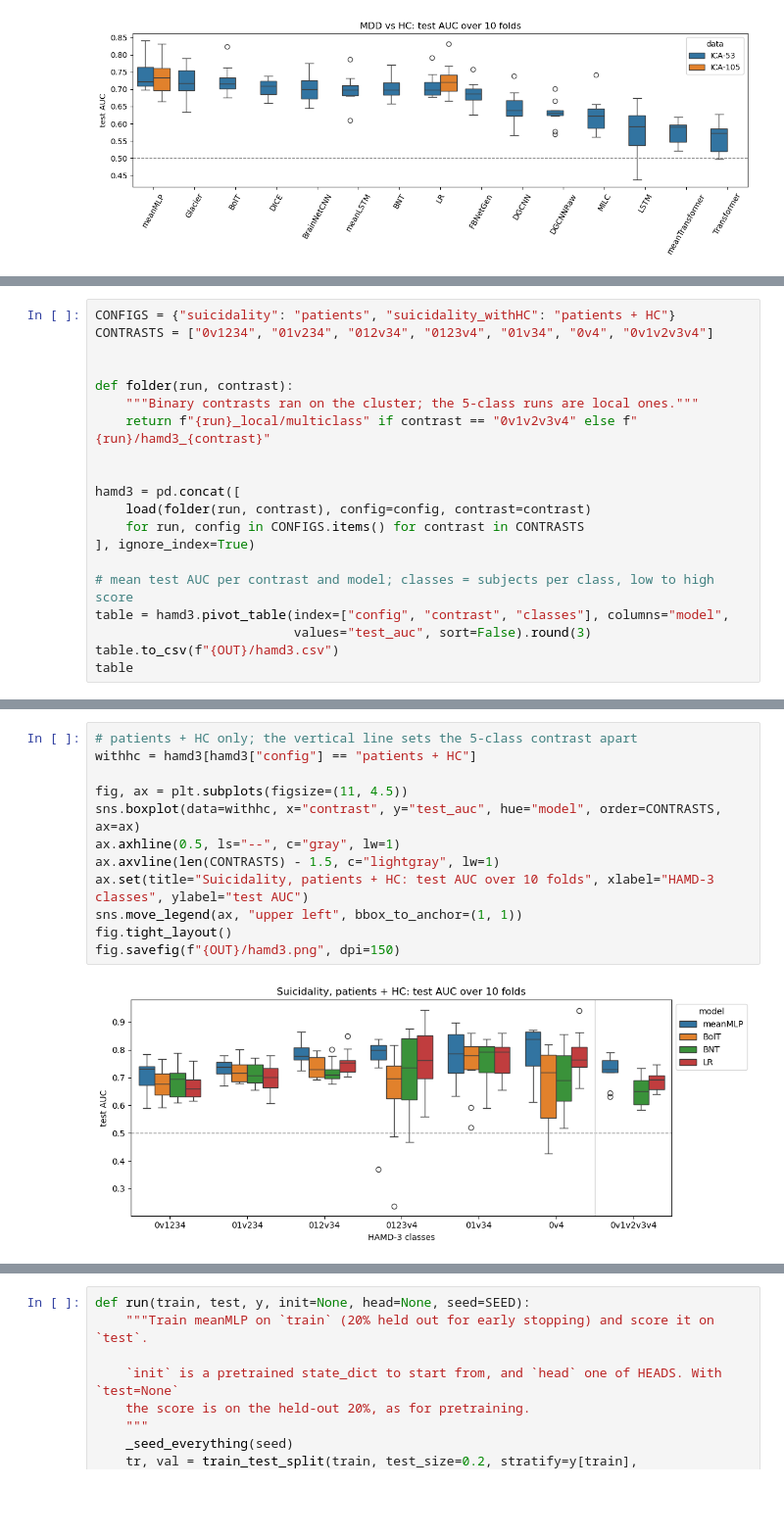
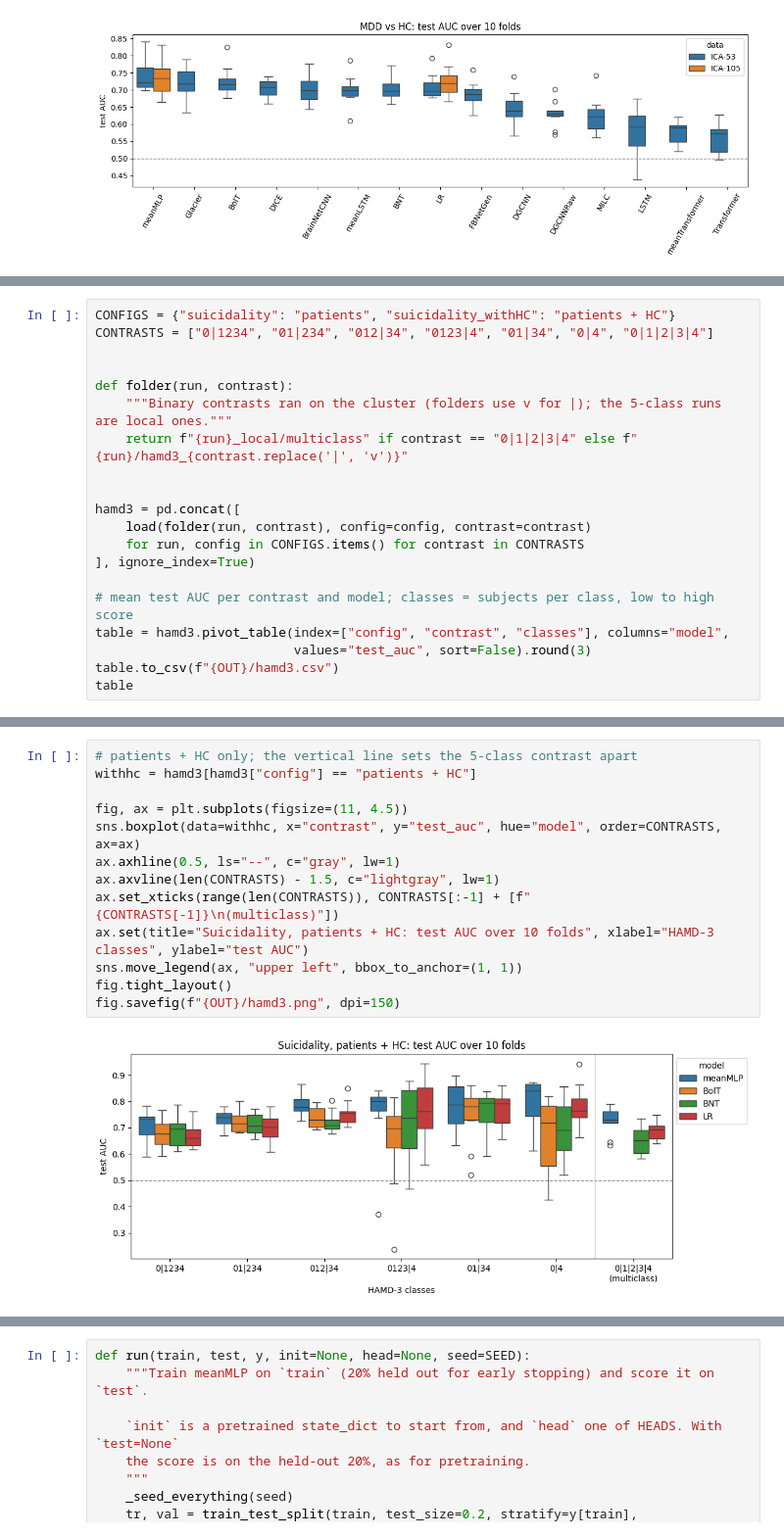
Before and after one commit to neuroneural/circRNA, a Jupyter notebook: docs/04_paper/paper_results.ipynb, the cells around one changed output, grey strips where cells are left out. Shown at 98% size. Drawn from its saved outputs; the diff is of its cells as text; blank space fills up the shorter version.

```diff
--- a/docs/04_paper/paper_results.ipynb
+++ b/docs/04_paper/paper_results.ipynb
@@ -98,12 +98,12 @@ fig.savefig(f"{OUT}/mdd_vs_hc.png", dpi=150)
 - Figures: patients + HC only
 # %%
 CONFIGS = {"suicidality": "patients", "suicidality_withHC": "patients + HC"}
-CONTRASTS = ["0v1234", "01v234", "012v34", "0123v4", "01v34", "0v4", "0v1v2v3v4"]
+CONTRASTS = ["0|1234", "01|234", "012|34", "0123|4", "01|34", "0|4", "0|1|2|3|4"]
 
 
 def folder(run, contrast):
-    """Binary contrasts ran on the cluster; the 5-class runs are local ones."""
-    return f"{run}_local/multiclass" if contrast == "0v1v2v3v4" else f"{run}/hamd3_{contrast}"
+    """Binary contrasts ran on the cluster (folders use v for |); the 5-class runs are local ones."""
+    return f"{run}_local/multiclass" if contrast == "0|1|2|3|4" else f"{run}/hamd3_{contrast.replace('|', 'v')}"
 
 
 hamd3 = pd.concat([
@@ -136,17 +136,18 @@ table
 # %%
 # patients + HC only; the vertical line sets the 5-class contrast apart
 withhc = hamd3[hamd3["config"] == "patients + HC"]
 
 fig, ax = plt.subplots(figsize=(11, 4.5))
 sns.boxplot(data=withhc, x="contrast", y="test_auc", hue="model", order=CONTRASTS, ax=ax)
 ax.axhline(0.5, ls="--", c="gray", lw=1)
 ax.axvline(len(CONTRASTS) - 1.5, c="lightgray", lw=1)
+ax.set_xticks(range(len(CONTRASTS)), CONTRASTS[:-1] + [f"{CONTRASTS[-1]}\n(multiclass)"])
 ax.set(title="Suicidality, patients + HC: test AUC over 10 folds", xlabel="HAMD-3 classes", ylabel="test AUC")
 sns.move_legend(ax, "upper left", bbox_to_anchor=(1, 1))
 fig.tight_layout()
 fig.savefig(f"{OUT}/hamd3.png", dpi=150)
 # %% [output]
-[figure, old version]
+[figure, new version]
 # %%
 # one model's test confusion matrices, patients + HC; folds pooled, so each subject counts once
 MODEL = "meanMLP"
```
Also changed, not shown: parts of 9 cells of this notebook, 9 other files.
